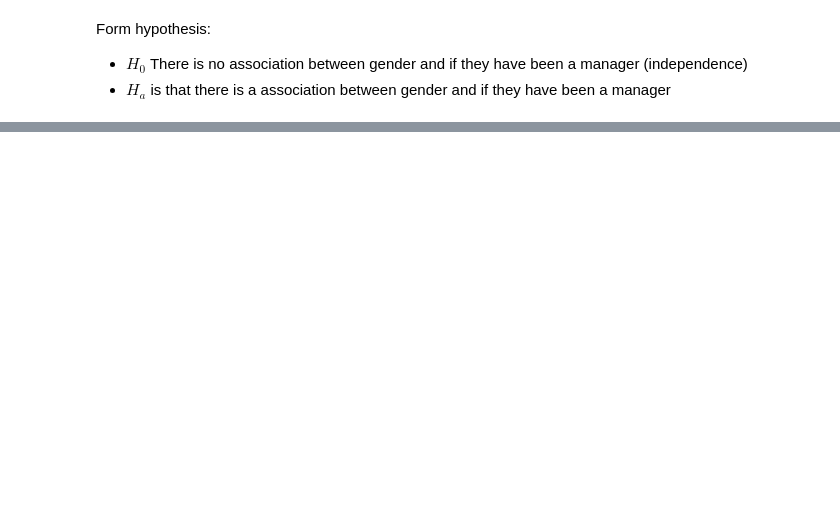
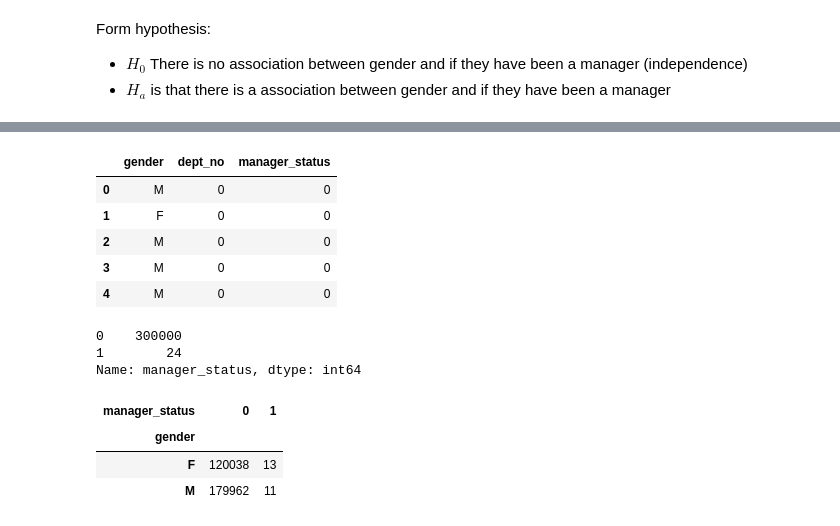
Before and after one commit to jamesallen0351/statistics-exercises, a Jupyter notebook: hypothesis_testing.ipynb, the cells around one changed output, grey strips where cells are left out. Cells and saved outputs as stored; diff of their text form; code cells hidden in the pictures; blank space fills up the shorter version.

```diff
--- a/hypothesis_testing.ipynb
+++ b/hypothesis_testing.ipynb
@@ -1106,0 +1182,6 @@ Form hypothesis:
+# %%
+# use fillna to replace 'None' with zero's
+
+gender_mgr.fillna(0, inplace=True)
+
+gender_mgr.head()
@@ -1106,0 +1213,25 @@ Form hypothesis:
+# %%
+gender_mgr['manager_status'] = np.where(gender_mgr.dept_no == 0, 0, 1)
+# %%
+gender_mgr.head()
+# %% [output]
+|  | gender | dept_no | manager_status |
+| 0 | M | 0 | 0 |
+| 1 | F | 0 | 0 |
+| 2 | M | 0 | 0 |
+| 3 | M | 0 | 0 |
+| 4 | M | 0 | 0 |
+# %%
+gender_mgr.manager_status.value_counts()
+# %% [output]
+0    300000
+1        24
+Name: manager_status, dtype: int64
+# %%
+observed = pd.crosstab(gender_mgr.gender, gender_mgr.manager_status)
+observed
+# %% [output]
+| manager_status | 0 | 1 |
+| gender |  |  |
+| F | 120038 | 13 |
+| M | 179962 | 11 |
```
Also changed, not shown: parts of 10 cells of this notebook.
